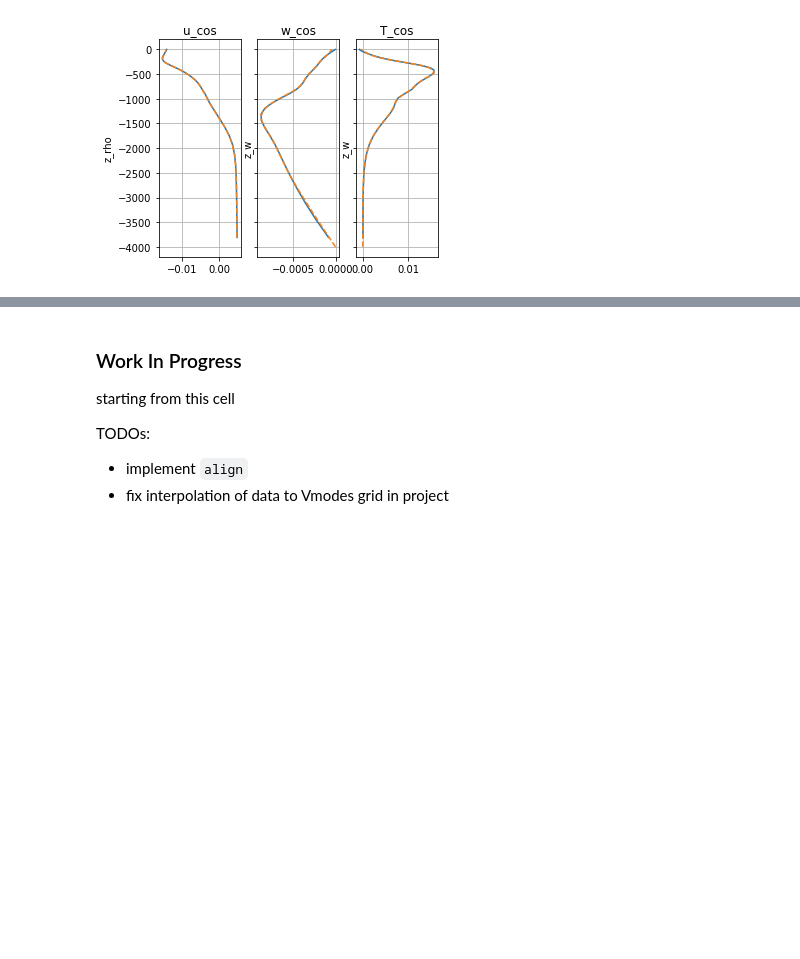
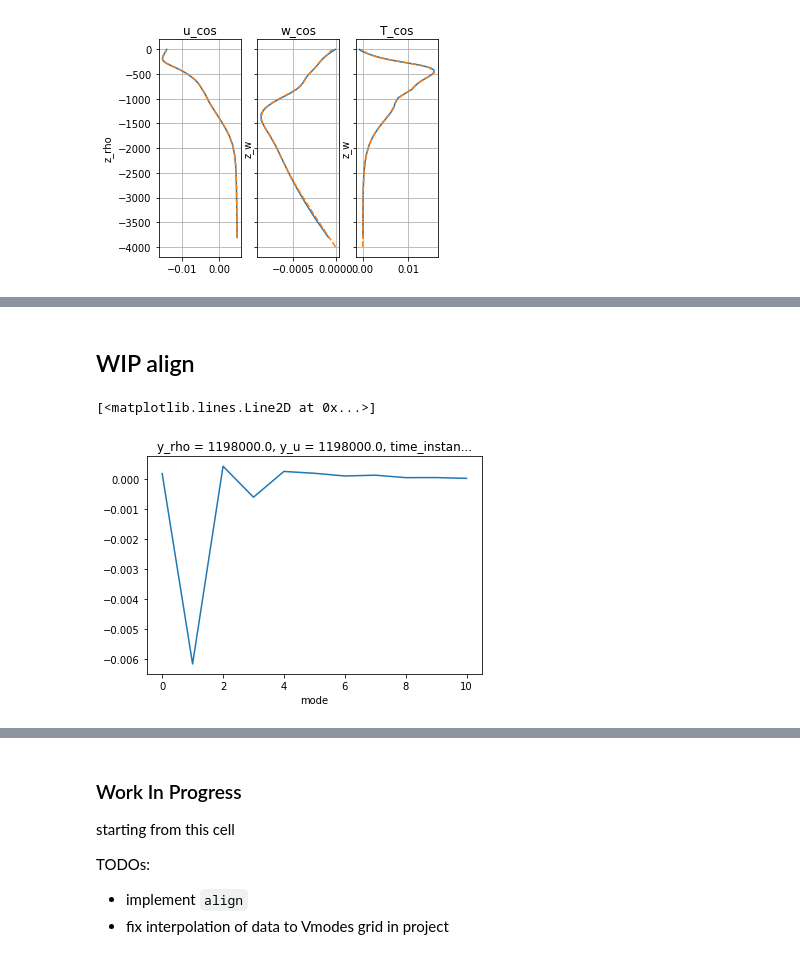
Before and after one commit to slgentil/croco, a Jupyter notebook: tutorials/proj_modes.ipynb, the cells around one changed output, grey strips where cells are left out. Cells and saved outputs as stored; diff of their text form; code cells hidden in the pictures; blank space fills up the shorter version.

Commit message:
WIP aligning: fails when selecting one element only because of interpolation

```diff
--- a/tutorials/proj_modes.ipynb
+++ b/tutorials/proj_modes.ipynb
@@ -254,0 +260,15 @@ for ax in axs:
+# %% [markdown]
+## WIP align
+# %%
+### Application: with align
+# this case works fine (select two elements)
+jy = 100
+
+sds = ds.isel(y_rho=[jy,jy+1])
+z_rho = r.get_z(zeta=sds.ssh_a, h=-ds_mean.z_w.isel(s_w=0,y_rho=[jy,jy+1]))
+
+un = vmodes.project_puv(sds.u_t_cos, align=True, zz=z_rho)
+un.isel(y_rho=0).plot()
+# %% [output]
+[<matplotlib.lines.Line2D at 0x...>]
+[figure, added]
```
Also changed, not shown: parts of 3 cells of this notebook.
